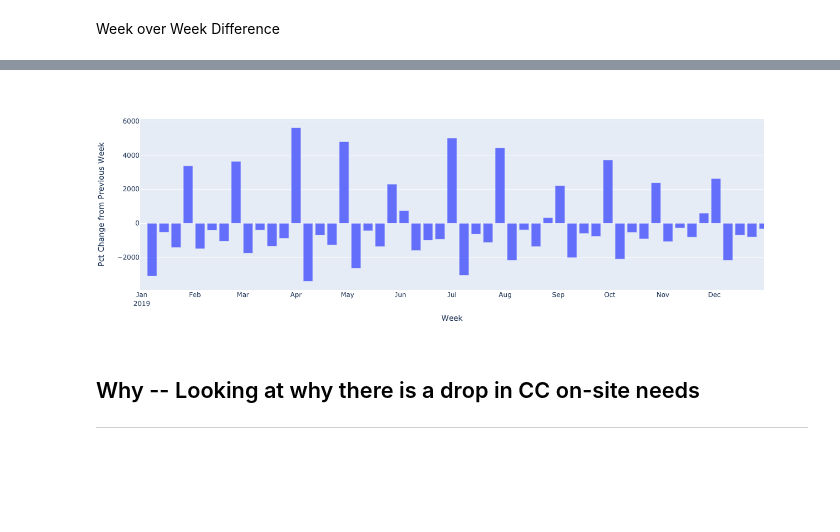
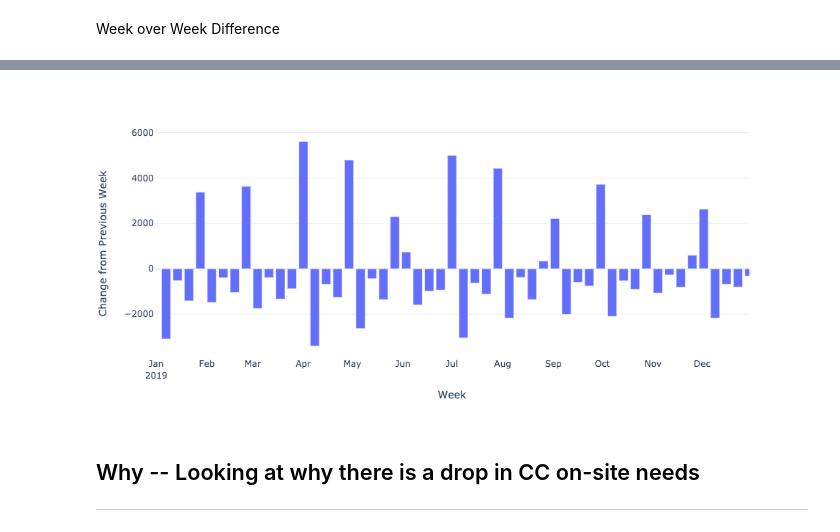
Before and after one commit to alfredprah/ds_case_team_5, a Jupyter notebook: Timeseries_eda_teddy.ipynb, the cells around one changed output, grey strips where cells are left out. Saved outputs shown, nothing was run; the diff lists cells and outputs as text; code cells hidden in the pictures; blank space fills up the shorter version.

Commit message:
more notebook, more data

```diff
--- a/Timeseries_eda_teddy.ipynb
+++ b/Timeseries_eda_teddy.ipynb
@@ -27,7 +32,8 @@ py.init_notebook_mode(connected=True)
 df_timeseries = pd.read_csv("data/timeseries_with_tasks.csv", index_col = None,
                             dtype = {'pid': str,
                                      'episodeid': str,
-                                     'providerpracticezipcode': str
+                                     'providerpracticezipcode': str,
+                                     'week_admit': str
                                     }
                            )
 
@@ -37,9 +43,10 @@ for _ in date_cols:
     df_timeseries[_] = pd.to_datetime(df_timeseries[_])
 # %%
 # Adding Monthly Aggregation (just in case)
-df_timeseries['month'] = pd.to_datetime(df_timeseries['week']) - pd.tseries.offsets.MonthBegin(1)
+df_timeseries['work_month'] = (pd.to_datetime(df_timeseries['week']) - pd.tseries.offsets.MonthBegin(1)).astype(str)
+df_timeseries['admit_month'] = pd.DatetimeIndex(df_timeseries['admitdate']).month.astype(str)
 # %% [markdown]
 ## Intial Exploration (Overall)
 # %%
-cols_to_keep = ['week', 'episodeid', 'week_admit', 'month', 'pid', 'contracttype', 'county', 'onsite_hours', 'remote_hours']
+cols_to_keep = ['week', 'episodeid', 'week_admit', 'work_month', 'admit_month', 'pid', 'contracttype', 'county', 'onsite_hours', 'remote_hours']
 # %%
@@ -156,25 +254,28 @@ df_group_week_diff = df_group_week.diff()
 # %%
+# TOTAL CHANGE
 data = df_group_week_diff['total_hours']
 
 fig = px.bar(data,
              x = data.index,
-             y = data)
+             y = data,
+            template = "plotly_white"
+)
 
 fig.update_xaxes(
     dtick="M1",
     tickformat="%b\n%Y",
 )
 
 fig.update_layout(
     xaxis_title = 'Week',
-    yaxis_title = 'Pct Change from Previous Week',
+    yaxis_title = 'Change from Previous Week',
     xaxis_range = ['2018-12-31','2019-12-30'],
     barmode='relative'
 )
 
 fig.show();
 # %% [output]
-[figure, old version]
+[figure, new version]
 # %% [markdown]
 ## Why -- Looking at why there is a drop in CC on-site needs
 ---
```
Also changed, not shown: parts of 68 cells of this notebook, 4 other files.
